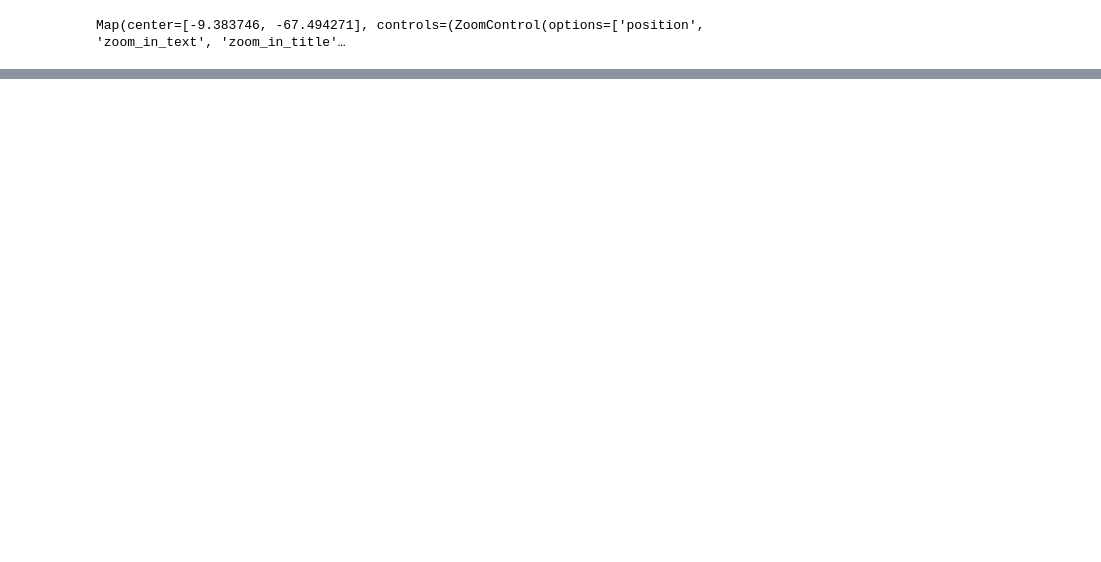
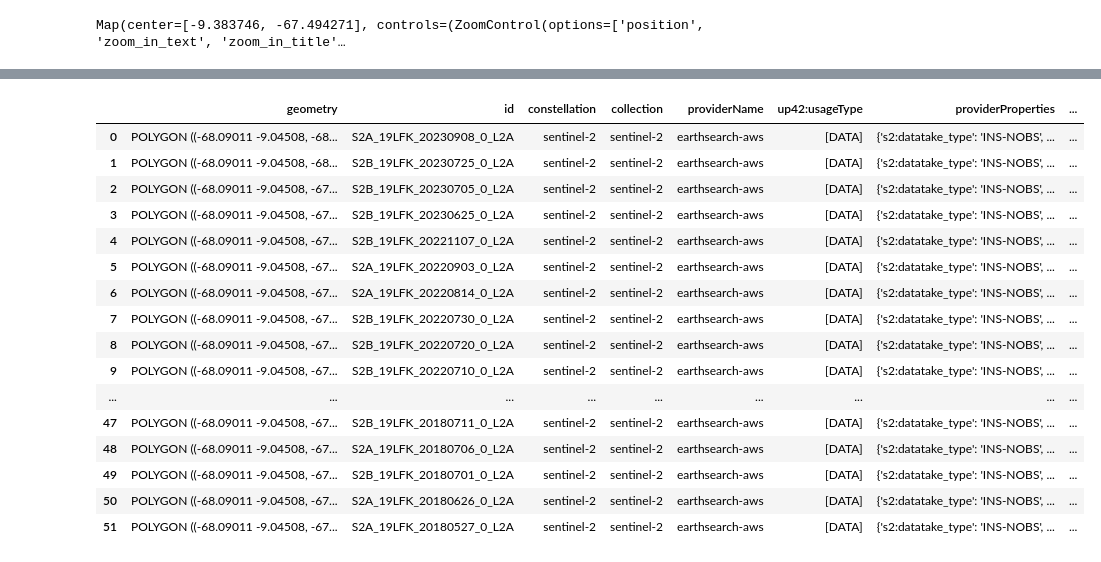
Before and after one commit to wang4918/UP42, a Jupyter notebook: ndvi_monitoring.ipynb, the cells around one changed output, grey strips where cells are left out. Cells and saved outputs as stored; diff of their text form; code cells hidden in the pictures; blank space fills up the shorter version.

Commit message:
data download section added

```diff
--- a/ndvi_monitoring.ipynb
+++ b/ndvi_monitoring.ipynb
@@ -47,0 +76,8 @@ with open('amazonas_aoi.geojson', 'w') as f:
+# %%
+from pprint import pprint
+
+catalog = up42.initialize_catalog()
+products = catalog.get_data_products(basic=True)
+
+#Pretty print the catalog for readability
+pprint(products)
@@ -47,0 +105,15 @@ with open('amazonas_aoi.geojson', 'w') as f:
+# %%
+#Read the created AOI geojson
+geom = up42.read_vector_file("amazonas_aoi.geojson")
+
+#Create the search parameters
+search_parameters = catalog.construct_search_parameters(
+    collections = ["sentinel-2"],
+    geometry = geom,
+    start_date = "2018-01-01",
+    end_date = "2023-12-31",
+    max_cloudcover = 1,
+    limit = 200,
+)
+
+search_results = catalog.search(search_parameters)
@@ -47,0 +128,21 @@ with open('amazonas_aoi.geojson', 'w') as f:
+# %%
+#Show the search results
+search_results
+# %% [output]
+|  | geometry | id | constellation | collection | providerName | up42:usageType | providerProperties | ... |
+| 0 | POLYGON ((-68.09011 -9.04508, -68... | S2A_19LFK_20230908_0_L2A | sentinel-2 | sentinel-2 | earthsearch-aws | [DATA] | {'s2:datatake_type': 'INS-NOBS', ... | ... |
+| 1 | POLYGON ((-68.09011 -9.04508, -68... | S2B_19LFK_20230725_0_L2A | sentinel-2 | sentinel-2 | earthsearch-aws | [DATA] | {'s2:datatake_type': 'INS-NOBS', ... | ... |
+| 2 | POLYGON ((-68.09011 -9.04508, -67... | S2B_19LFK_20230705_0_L2A | sentinel-2 | sentinel-2 | earthsearch-aws | [DATA] | {'s2:datatake_type': 'INS-NOBS', ... | ... |
+| 3 | POLYGON ((-68.09011 -9.04508, -67... | S2B_19LFK_20230625_0_L2A | sentinel-2 | sentinel-2 | earthsearch-aws | [DATA] | {'s2:datatake_type': 'INS-NOBS', ... | ... |
+| 4 | POLYGON ((-68.09011 -9.04508, -67... | S2B_19LFK_20221107_0_L2A | sentinel-2 | sentinel-2 | earthsearch-aws | [DATA] | {'s2:datatake_type': 'INS-NOBS', ... | ... |
+| 5 | POLYGON ((-68.09011 -9.04508, -67... | S2A_19LFK_20220903_0_L2A | sentinel-2 | sentinel-2 | earthsearch-aws | [DATA] | {'s2:datatake_type': 'INS-NOBS', ... | ... |
+| 6 | POLYGON ((-68.09011 -9.04508, -67... | S2A_19LFK_20220814_0_L2A | sentinel-2 | sentinel-2 | earthsearch-aws | [DATA] | {'s2:datatake_type': 'INS-NOBS', ... | ... |
+| 7 | POLYGON ((-68.09011 -9.04508, -67... | S2B_19LFK_20220730_0_L2A | sentinel-2 | sentinel-2 | earthsearch-aws | [DATA] | {'s2:datatake_type': 'INS-NOBS', ... | ... |
+| 8 | POLYGON ((-68.09011 -9.04508, -67... | S2B_19LFK_20220720_0_L2A | sentinel-2 | sentinel-2 | earthsearch-aws | [DATA] | {'s2:datatake_type': 'INS-NOBS', ... | ... |
+| 9 | POLYGON ((-68.09011 -9.04508, -67... | S2B_19LFK_20220710_0_L2A | sentinel-2 | sentinel-2 | earthsearch-aws | [DATA] | {'s2:datatake_type': 'INS-NOBS', ... | ... |
+| ... | ... | ... | ... | ... | ... | ... | ... | ... |
+| 47 | POLYGON ((-68.09011 -9.04508, -67... | S2B_19LFK_20180711_0_L2A | sentinel-2 | sentinel-2 | earthsearch-aws | [DATA] | {'s2:datatake_type': 'INS-NOBS', ... | ... |
+| 48 | POLYGON ((-68.09011 -9.04508, -67... | S2A_19LFK_20180706_0_L2A | sentinel-2 | sentinel-2 | earthsearch-aws | [DATA] | {'s2:datatake_type': 'INS-NOBS', ... | ... |
+| 49 | POLYGON ((-68.09011 -9.04508, -67... | S2B_19LFK_20180701_0_L2A | sentinel-2 | sentinel-2 | earthsearch-aws | [DATA] | {'s2:datatake_type': 'INS-NOBS', ... | ... |
+| 50 | POLYGON ((-68.09011 -9.04508, -67... | S2A_19LFK_20180626_0_L2A | sentinel-2 | sentinel-2 | earthsearch-aws | [DATA] | {'s2:datatake_type': 'INS-NOBS', ... | ... |
+| 51 | POLYGON ((-68.09011 -9.04508, -67... | S2A_19LFK_20180527_0_L2A | sentinel-2 | sentinel-2 | earthsearch-aws | [DATA] | {'s2:datatake_type': 'INS-NOBS', ... | ... |
```
Also changed, not shown: parts of 20 cells of this notebook.
